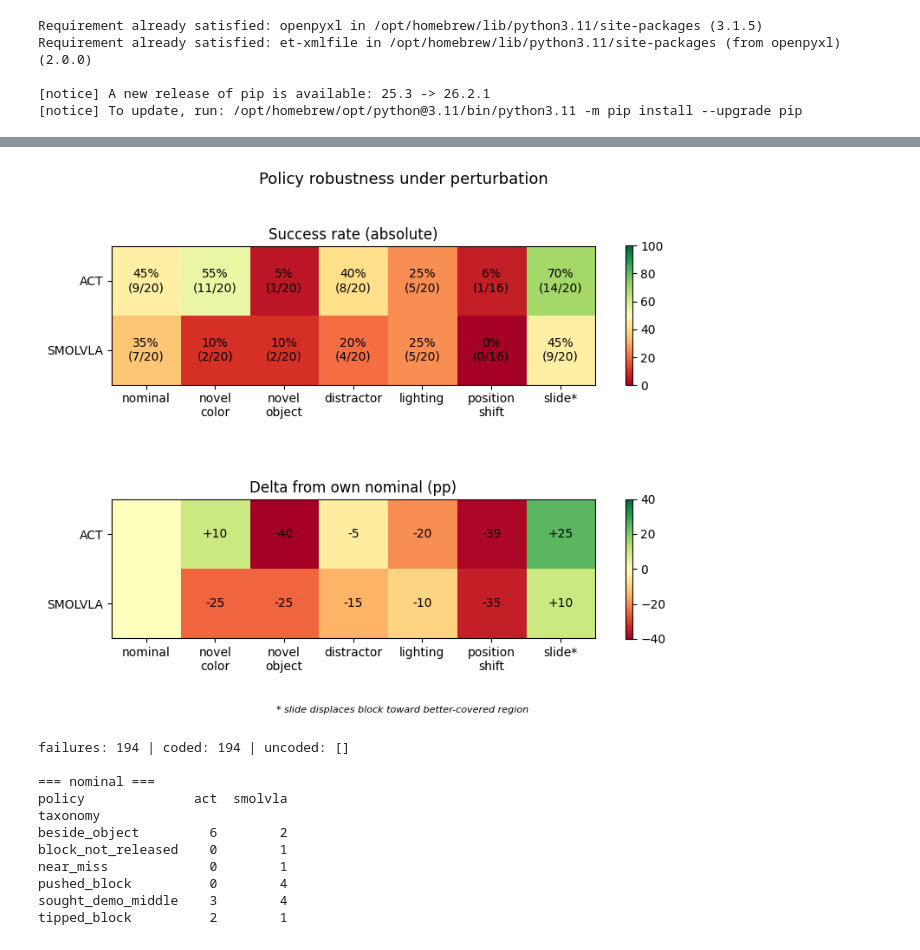
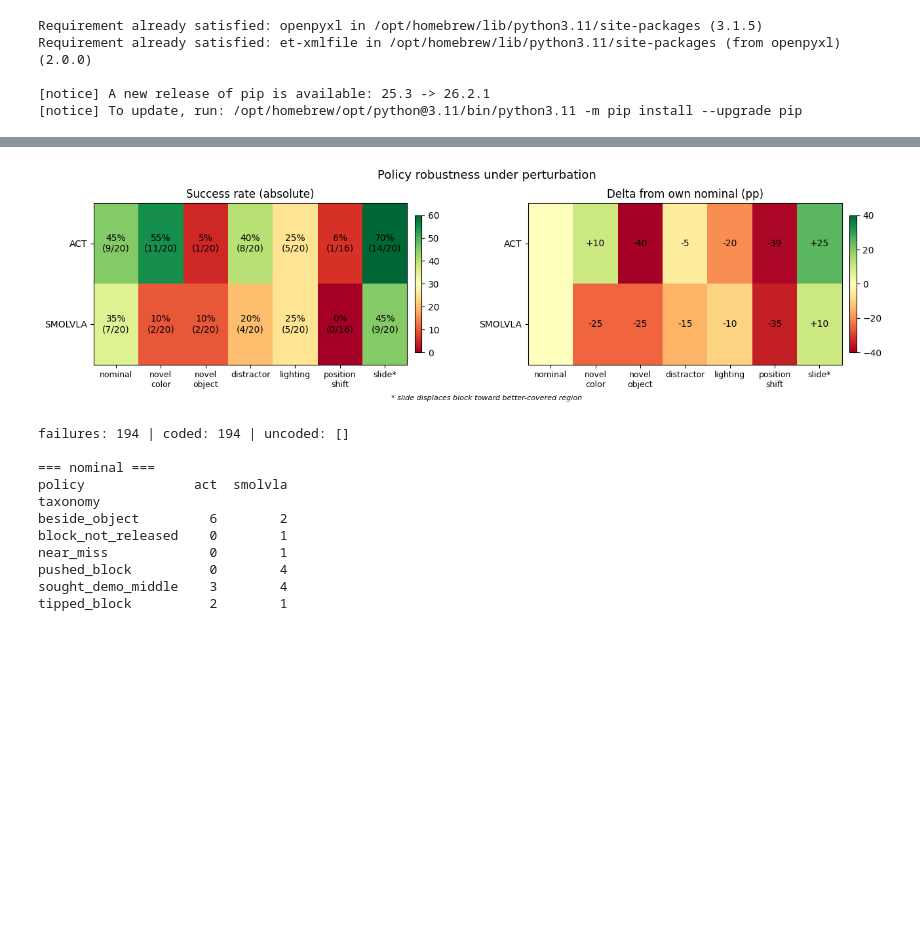
Before and after one commit to TamaraSumarac/act-diffusion-vla-so101, a Jupyter notebook: perturbation/DataAnalysis.ipynb, the cells around one changed output, grey strips where cells are left out. Drawn from its saved outputs; the diff is of its cells as text; code cells hidden in the pictures; blank space fills up the shorter version.

```diff
--- a/perturbation/DataAnalysis.ipynb
+++ b/perturbation/DataAnalysis.ipynb
@@ -57,48 +57,75 @@ def cell(policy, cond):
     s, n = agg.loc[(policy, cond)]
     return s, n
 
 rate = np.zeros((len(POLICIES), len(COND_ORDER)))
 label = np.empty_like(rate, dtype=object)
 for i, p in enumerate(POLICIES):
     for j, c in enumerate(COND_ORDER):
         s, n = cell(p, c)
         rate[i, j] = 100 * s / n
         label[i, j] = f"{100*s/n:.0f}%\n({s}/{n})"
 
 delta = rate - rate[:, [0]]
 
 # ---- figure -----------------------------------------------------------------
-fig, axes = plt.subplots(2, 1, figsize=(9, 6.5), facecolor = "white")
+# fig, axes = plt.subplots(2, 1, figsize=(12, 6.5), facecolor = "white")
+# titles = ["Success rate (absolute)", "Delta from own nominal (pp)"]
+
+# for ax, data, title in zip(axes, [rate, delta], titles):
+#     if title.startswith("Delta"):
+#         v = np.abs(delta).max()
+#         im = ax.imshow(data, cmap="RdYlGn", vmin=-v, vmax=v)   # blue=better, red=worse, white=0
+#         txt = np.vectorize(lambda x: f"{x:+.0f}")(data)
+#         txt[:, 0] = ""                                       # nominal delta is trivially 0
+#     else:
+#         im = ax.imshow(data, cmap="RdYlGn", vmin=0, vmax=60)
+#         txt = label
+#     for i in range(data.shape[0]):
+#         for j in range(data.shape[1]):
+#             ax.text(j, i, txt[i, j], ha="center", va="center", fontsize=10,
+#                     color="black" if title.startswith("Success") and data[i, j] < 55 else "black")
+#     ax.set_xticks(range(len(COND_ORDER)),
+#                   [c.replace("_", "\n") + ("*" if c == "slide" else "") for c in COND_ORDER])
+#     ax.set_yticks(range(len(POLICIES)), [p.upper() for p in POLICIES])
+#     ax.set_title(title)
+#     fig.colorbar(im, ax=ax, shrink=0.8)
+
+# fig.suptitle("Policy robustness under perturbation", fontsize=13, color="black", y=0.98)
+# fig.text(0.5, 0.02, "* slide displaces block toward better-covered region ",
+#          ha="center", fontsize=8, style="italic")
+# # plt.tight_layout()
+# plt.subplots_adjust(hspace=0.45, top=0.88, bottom=0.12)
+# plt.savefig("robustness_heatmap.png", dpi=200, bbox_inches="tight")
+# plt.show()
+
+fig, axes = plt.subplots(1, 2, figsize=(16, 3.2), facecolor="white")
 titles = ["Success rate (absolute)", "Delta from own nominal (pp)"]
-
 for ax, data, title in zip(axes, [rate, delta], titles):
     if title.startswith("Delta"):
         v = np.abs(delta).max()
-        im = ax.imshow(data, cmap="RdYlGn", vmin=-v, vmax=v)   # blue=better, red=worse, white=0
+        im = ax.imshow(data, cmap="RdYlGn", vmin=-v, vmax=v, aspect="auto")
         txt = np.vectorize(lambda x: f"{x:+.0f}")(data)
-        txt[:, 0] = ""                                       # nominal delta is trivially 0
+        txt[:, 0] = ""
     else:
-        im = ax.imshow(data, cmap="RdYlGn", vmin=0, vmax=100)
+        im = ax.imshow(data, cmap="RdYlGn", vmin=0, vmax=60, aspect="auto")
         txt = label
     for i in range(data.shape[0]):
         for j in range(data.shape[1]):
-            ax.text(j, i, txt[i, j], ha="center", va="center", fontsize=10,
-                    color="black" if title.startswith("Success") and data[i, j] < 55 else "black")
+            ax.text(j, i, txt[i, j], ha="center", va="center", fontsize=10, color="black")
     ax.set_xticks(range(len(COND_ORDER)),
-                  [c.replace("_", "\n") + ("*" if c == "slide" else "") for c in COND_ORDER])
+                  [c.replace("_", "\n") + ("*" if c == "slide" else "") for c in COND_ORDER],
+                  fontsize=9)
     ax.set_yticks(range(len(POLICIES)), [p.upper() for p in POLICIES])
     ax.set_title(title)
-    fig.colorbar(im, ax=ax, shrink=0.8)
-
-fig.suptitle("Policy robustness under perturbation", fontsize=13, color="black", y=0.98)
-fig.text(0.5, 0.02, "* slide displaces block toward better-covered region ",
+    fig.colorbar(im, ax=ax, shrink=0.85, pad=0.02)
+fig.suptitle("Policy robustness under perturbation", fontsize=13, y=1.04)
+fig.text(0.5, -0.06, "* slide displaces block toward better-covered region",
          ha="center", fontsize=8, style="italic")
-# plt.tight_layout()
-plt.subplots_adjust(hspace=0.45, top=0.88, bottom=0.12)
+plt.subplots_adjust(wspace=0.15)
 plt.savefig("robustness_heatmap.png", dpi=200, bbox_inches="tight")
 plt.show()
 # %% [output]
-[figure, old version]
+[figure, new version]
 # %%
 # =============================================================================
 # Failure taxonomy — robustness grid (frozen before coding pass)
```
Also changed, not shown: parts of 3 cells of this notebook, 3 other files.
